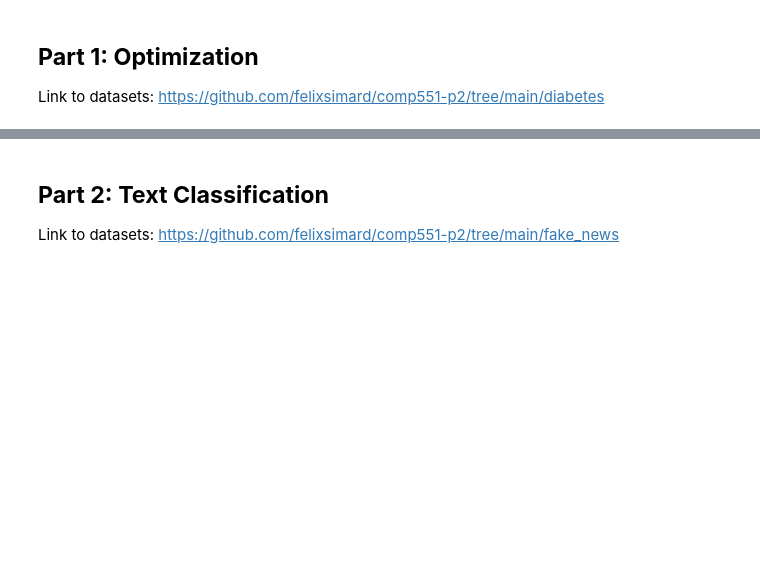
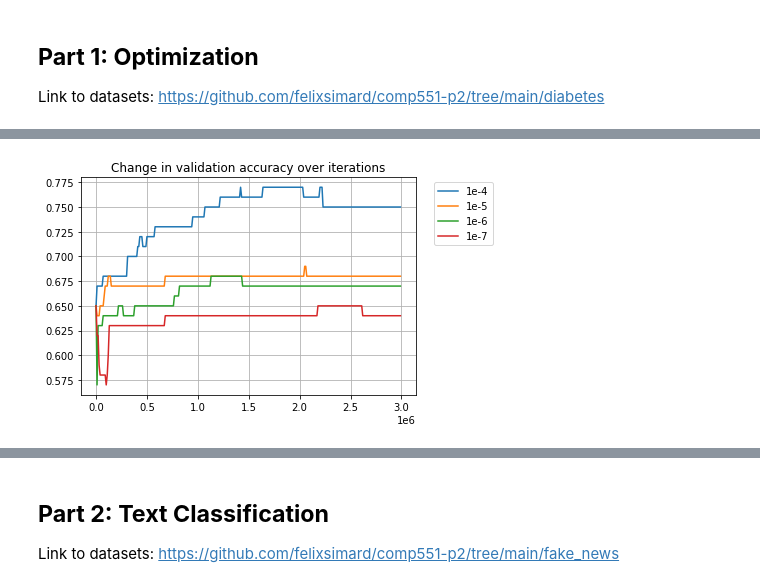
Before and after one commit to felixsimard/comp551-p2, a Jupyter notebook: P2_G30_COMP551.ipynb, the cells around one changed output, grey strips where cells are left out. Cells and saved outputs as stored; diff of their text form; code cells hidden in the pictures; blank space fills up the shorter version.

```diff
--- a/P2_G30_COMP551.ipynb
+++ b/P2_G30_COMP551.ipynb
@@ -44,0 +213,23 @@ Link to datasets: https://github.com/felixsimard/comp551-p2/tree/main/diabetes
+# %%
+# configuration
+new_max_iter = 3*(1e6)
+new_itv = int(1e4)
+new_lr_list = [1e-4, 1e-5, 1e-6, 1e-7]
+new_accs_list = []
+for i in range(len(new_lr_list)):
+    result = get_acc_list(new_lr_list[i], new_max_iter, new_itv)
+    print('\n')
+    new_accs_list.append(result)
+# %%
+# Create plot
+new_length = len(new_accs_list[0])
+new_row = list(range(0, new_length*new_itv, new_itv))
+[plt.plot(new_row, new_accs_list[i]) for i in range(len(new_accs_list))]
+plt.legend(['1e-4', '1e-5', '1e-6', '1e-7'],
+           bbox_to_anchor=(1.04,1))
+plt.grid()
+plt.title("Change in validation accuracy over iterations")
+#plt.savefig('/content/drive/MyDrive/COMP551/mini2/figures/lrs_compare_max_itrs=3_1e6.png',
+            bbox_inches="tight")
+# %% [output]
+[figure, added]
```
Also changed, not shown: parts of 45 cells of this notebook, 1 other file.
